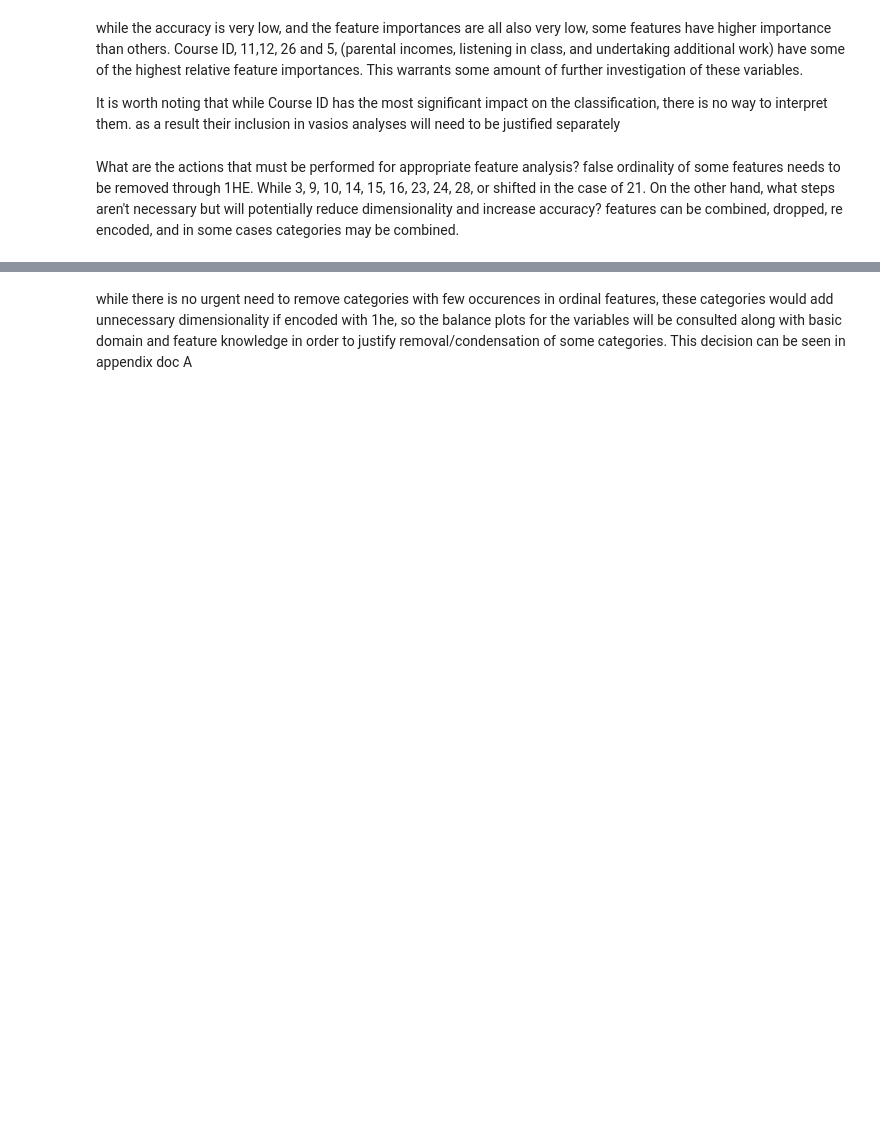
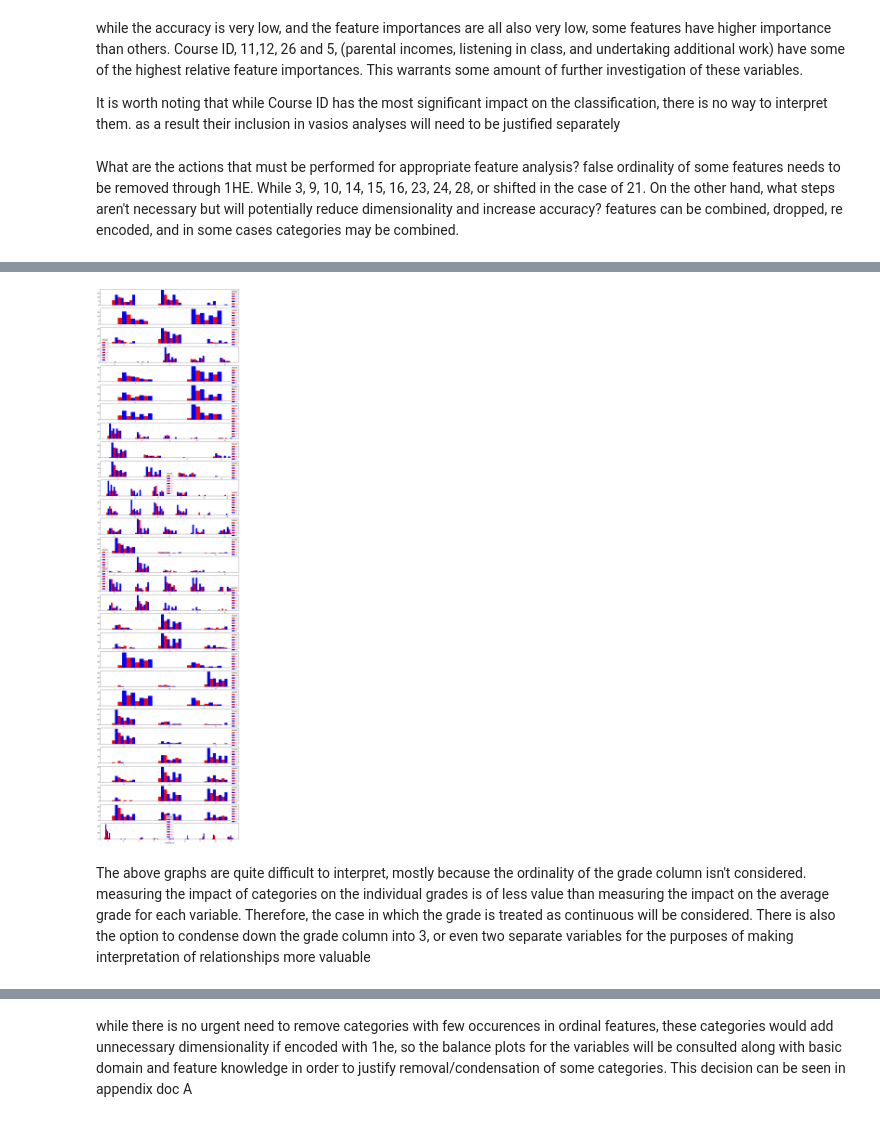
Before and after one commit to milooranm/TraditionalvsCausalAnalytics, a Jupyter notebook: Students.ipynb, the cells around one changed output, grey strips where cells are left out. Drawn from its saved outputs; the diff is of its cells as text; code cells hidden in the pictures; blank space fills up the shorter version.

```diff
--- a/Students.ipynb
+++ b/Students.ipynb
@@ -347,0 +354,12 @@ def get_var(column,)
+# %%
+
+fig, PlotCanvas=plt.subplots(nrows=len(histcols), ncols=1, figsize=(15,60))
+
+# grouped bar plots for each categorical predictor against the GRADE
+for feature , i in zip(histcols, range(len(histcols))):
+    ctabs=pd.crosstab(index=df[feature], columns=df['GRADE'])
+    ctabs.plot.bar(color=['red','blue'], ax=PlotCanvas[i])
+# %% [output]
+[figure, added]
+# %% [markdown]
+The above graphs are quite difficult to interpret, mostly because the ordinality of the grade column isn't considered. measuring the impact of categories on the individual grades is of less value than measuring the impact on the average grade for each variable. Therefore, the case in which the grade is treated as continuous will be considered. There is also the option to condense down the grade column into 3, or even two separate variables for the purposes of making interpretation of relationships more valuable
```
Also changed, not shown: parts of 13 cells of this notebook.
